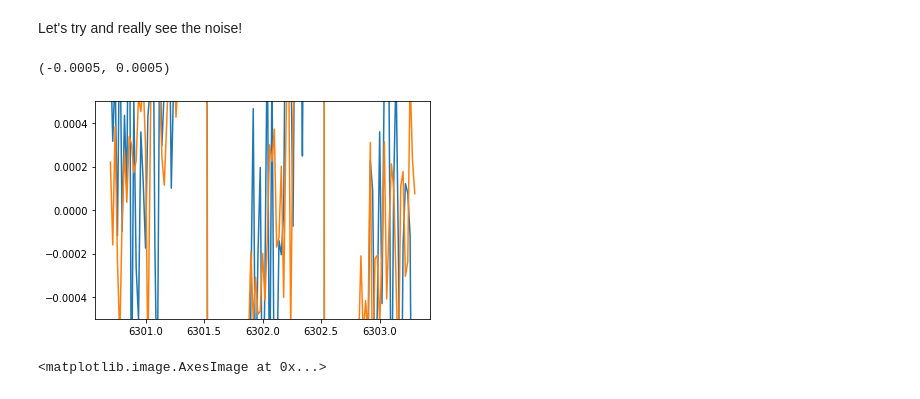
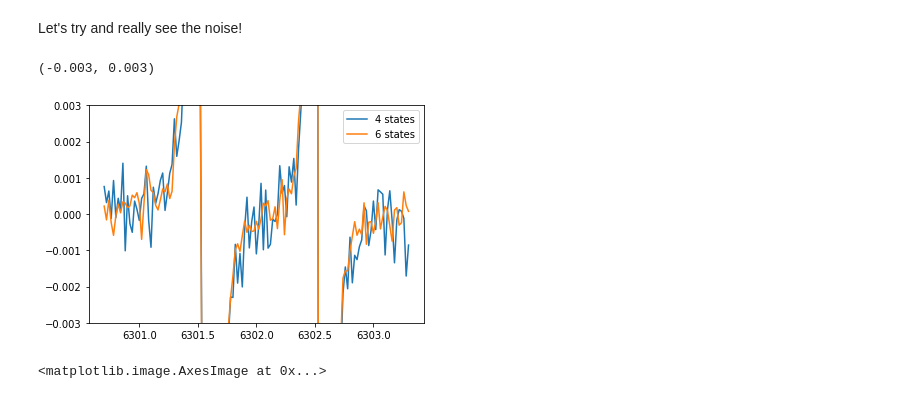
Before and after one commit to ivanzmilic/modulation_exercise, a Jupyter notebook: Handson2.ipynb, the cells around one changed output. Drawn from its saved outputs; the diff is of its cells as text; code cells hidden in the pictures.

```diff
--- a/Handson2.ipynb
+++ b/Handson2.ipynb
@@ -253,12 +253,13 @@ print (O6_inv)
 # %% [markdown]
 Let's try and really see the noise!
 # %%
-plt.plot(wavelength,I_inferred_4[3]/I_inferred_4[0])
-plt.plot(wavelength,I_inferred_6[3]/I_inferred_6[0])
-plt.ylim([-5E-4,5E-4])
+plt.plot(wavelength,I_inferred_4[3]/I_inferred_4[0],label='4 states')
+plt.plot(wavelength,I_inferred_6[3]/I_inferred_6[0],label='6 states')
+plt.legend()
+plt.ylim([-3E-3,3E-3])
 # %% [output]
-(-0.0005, 0.0005)
+(-0.003, 0.003)
-[figure, old version]
+[figure, new version]
 # %%
 plt.imshow(stokes[:,:,0,0])
 # %% [output]
```
